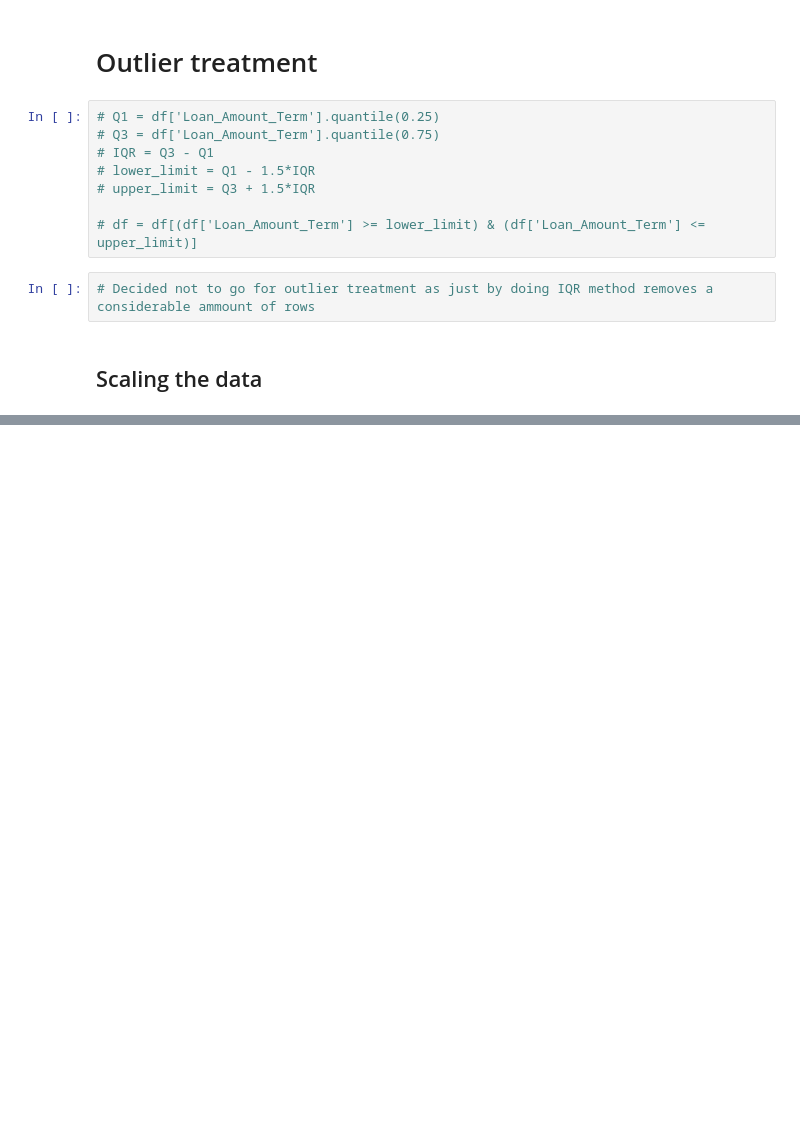
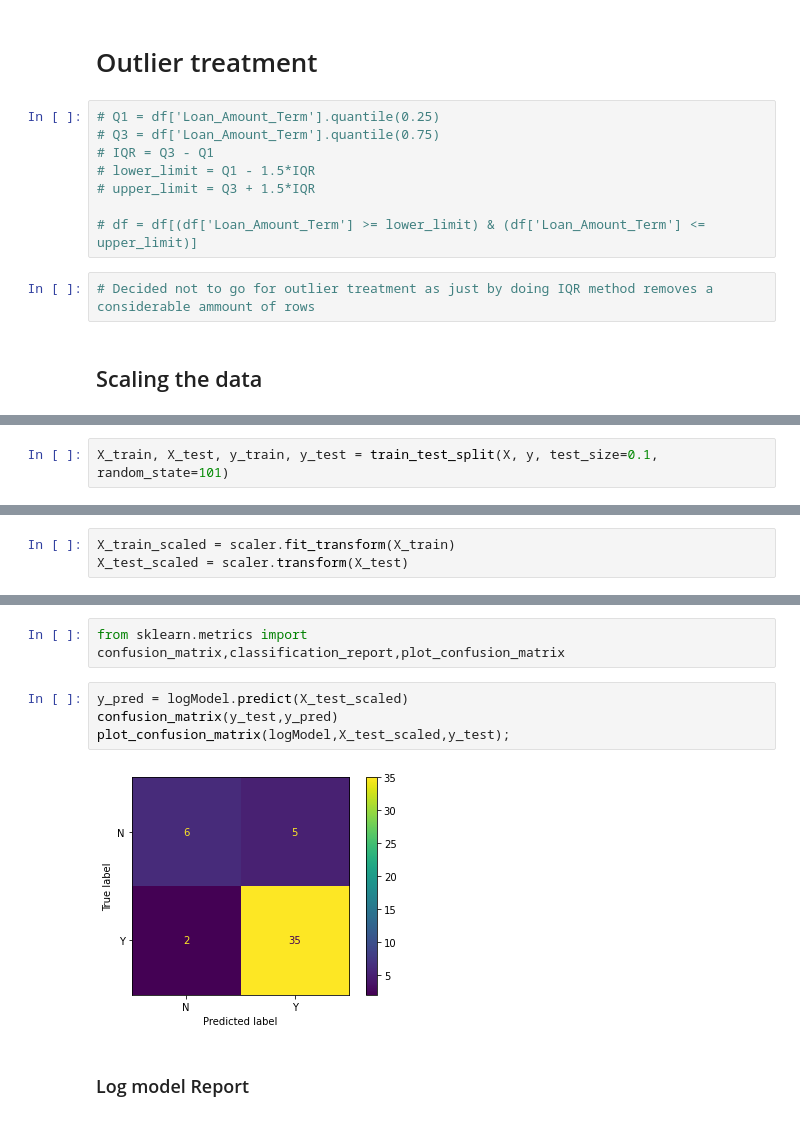
Before and after one commit to proton029/InternshipDataScience_banking, a Jupyter notebook: Data_Analytics.ipynb, the cells around one changed output, grey strips where cells are left out. Drawn from its saved outputs; the diff is of its cells as text; blank space fills up the shorter version.

```diff
--- a/Data_Analytics.ipynb
+++ b/Data_Analytics.ipynb
@@ -967,0 +954,2 @@ df2.head()
+# %%
+X_train, X_test, y_train, y_test = train_test_split(X, y, test_size=0.1, random_state=101)
@@ -967,0 +967,3 @@ df2.head()
+# %%
+X_train_scaled = scaler.fit_transform(X_train)
+X_test_scaled = scaler.transform(X_test)
@@ -967,0 +1025,10 @@ df2.head()
+# %%
+from sklearn.metrics import confusion_matrix,classification_report,plot_confusion_matrix
+# %%
+y_pred = logModel.predict(X_test_scaled)
+confusion_matrix(y_test,y_pred)
+plot_confusion_matrix(logModel,X_test_scaled,y_test);
+# %% [output]
+[figure, added]
+# %% [markdown]
+### Log model Report
```
Also changed, not shown: parts of 80 cells of this notebook.
